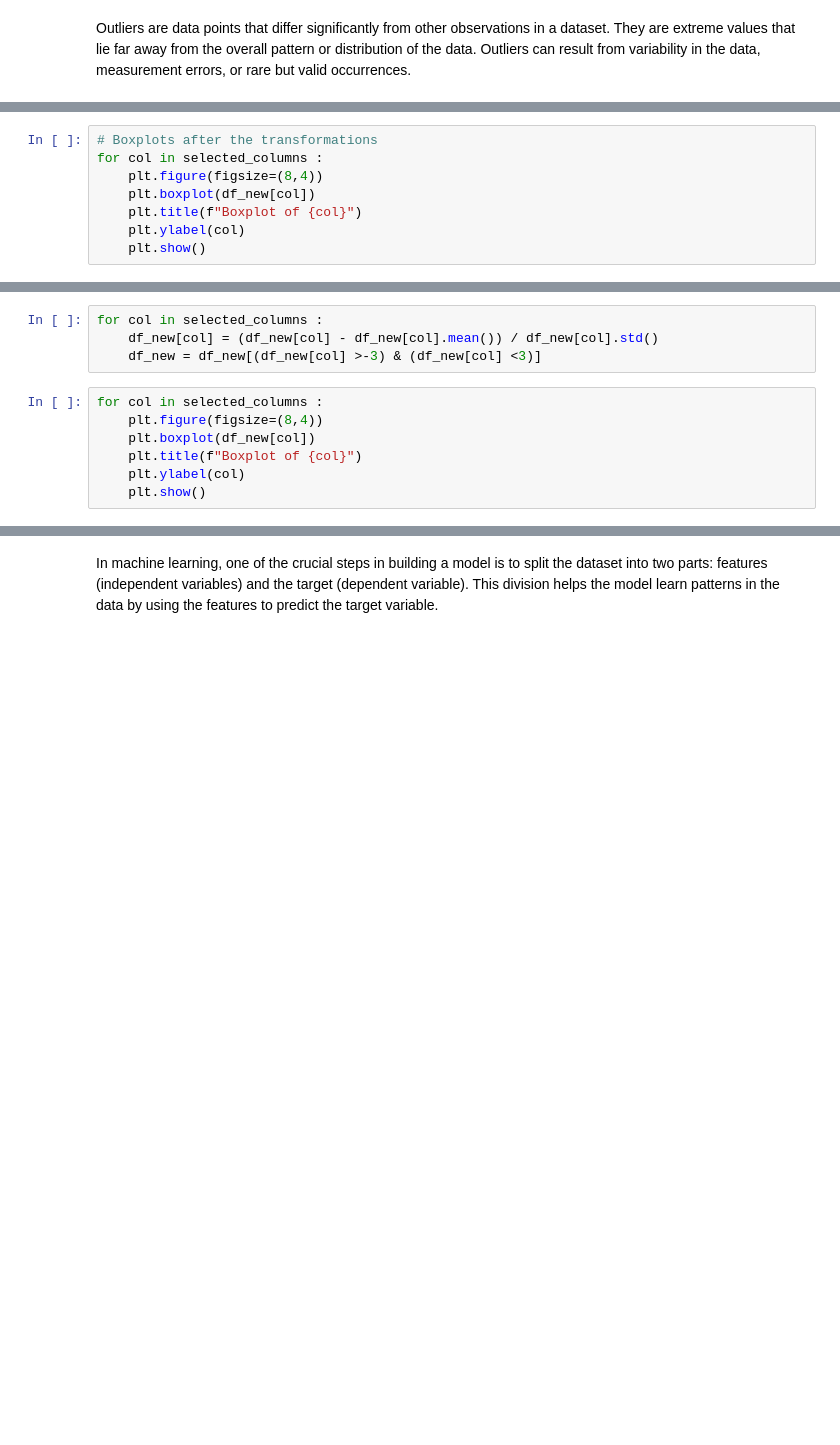
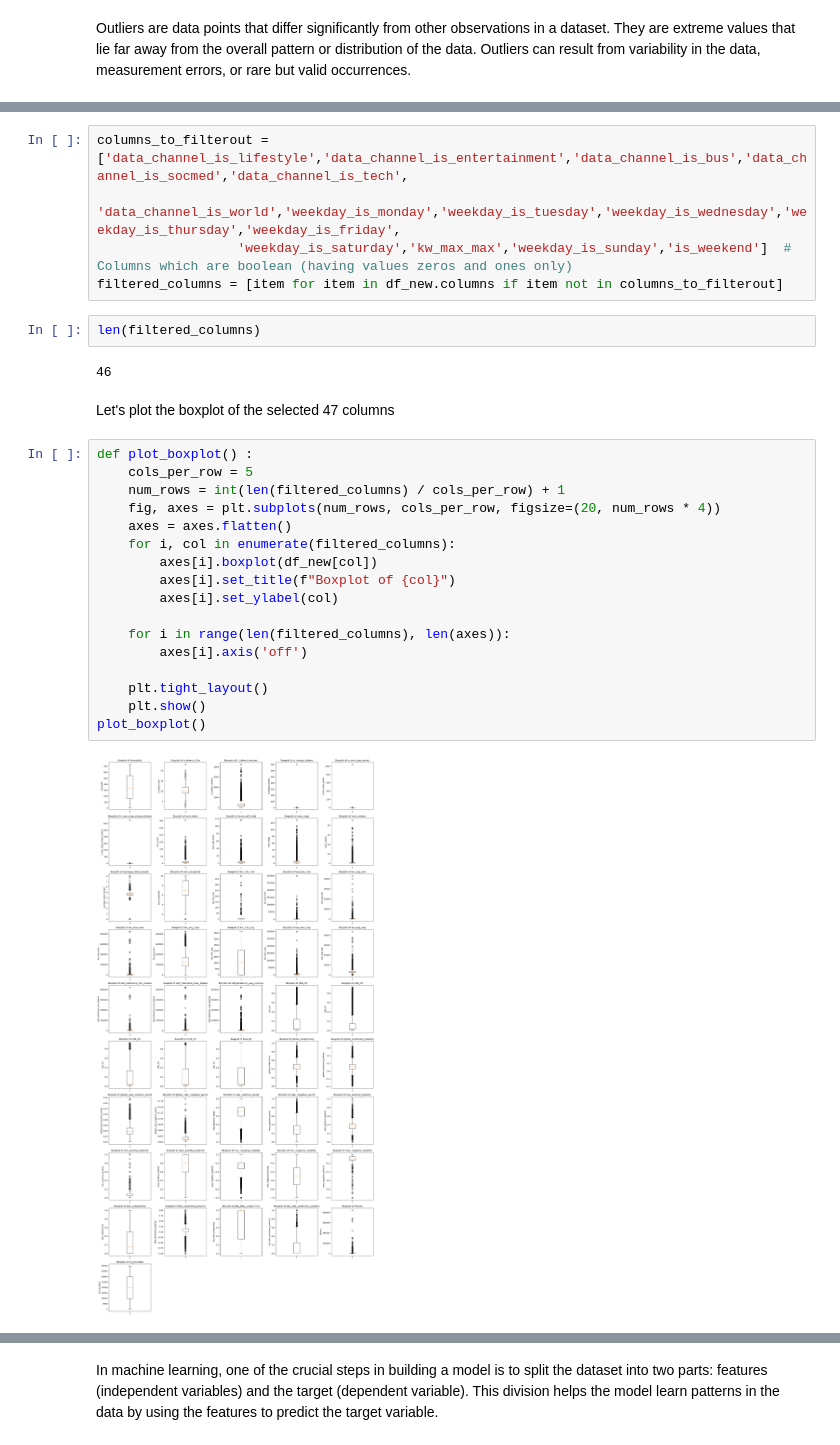
Before and after one commit to JONCYMARIAMJOHN/Online_news_popularity_prediction, a Jupyter notebook: Online_news_popularity.ipynb, the cells around one changed output, grey strips where cells are left out. Cells and saved outputs as stored; diff of their text form; blank space fills up the shorter version.

```diff
--- a/Online_news_popularity.ipynb
+++ b/Online_news_popularity.ipynb
@@ -575,8 +362,0 @@ is_weekend : 2.1867394272367484
-# %%
-# Boxplots after the transformations
-for col in selected_columns :
-    plt.figure(figsize=(8,4))
-    plt.boxplot(df_new[col])
-    plt.title(f"Boxplot of {col}")
-    plt.ylabel(col)
-    plt.show()
@@ -598,11 +362,0 @@ So let's apply **Z-score** method to remove outliers
-# %%
-for col in selected_columns :
-    df_new[col] = (df_new[col] - df_new[col].mean()) / df_new[col].std()
-    df_new = df_new[(df_new[col] >-3) & (df_new[col] <3)]
-# %%
-for col in selected_columns :
-    plt.figure(figsize=(8,4))
-    plt.boxplot(df_new[col])
-    plt.title(f"Boxplot of {col}")
-    plt.ylabel(col)
-    plt.show()
@@ -623,0 +369,30 @@ df = df_new.copy()
+# %%
+columns_to_filterout = ['data_channel_is_lifestyle','data_channel_is_entertainment','data_channel_is_bus','data_channel_is_socmed','data_channel_is_tech',
+                   'data_channel_is_world','weekday_is_monday','weekday_is_tuesday','weekday_is_wednesday','weekday_is_thursday','weekday_is_friday',
+                  'weekday_is_saturday','kw_max_max','weekday_is_sunday','is_weekend']  #  Columns which are boolean (having values zeros and ones only)
+filtered_columns = [item for item in df_new.columns if item not in columns_to_filterout]
+# %%
+len(filtered_columns)
+# %% [output]
+46
+# %% [markdown]
+Let's plot the boxplot of the selected 47 columns
+# %%
+def plot_boxplot() :
+    cols_per_row = 5
+    num_rows = int(len(filtered_columns) / cols_per_row) + 1
+    fig, axes = plt.subplots(num_rows, cols_per_row, figsize=(20, num_rows * 4))
+    axes = axes.flatten()
+    for i, col in enumerate(filtered_columns):
+        axes[i].boxplot(df_new[col])
+        axes[i].set_title(f"Boxplot of {col}")
+        axes[i].set_ylabel(col)
+
+    for i in range(len(filtered_columns), len(axes)):
+        axes[i].axis('off')
+
+    plt.tight_layout()
+    plt.show()
+plot_boxplot()
+# %% [output]
+[figure, added]
```
Also changed, not shown: parts of 116 cells of this notebook.
